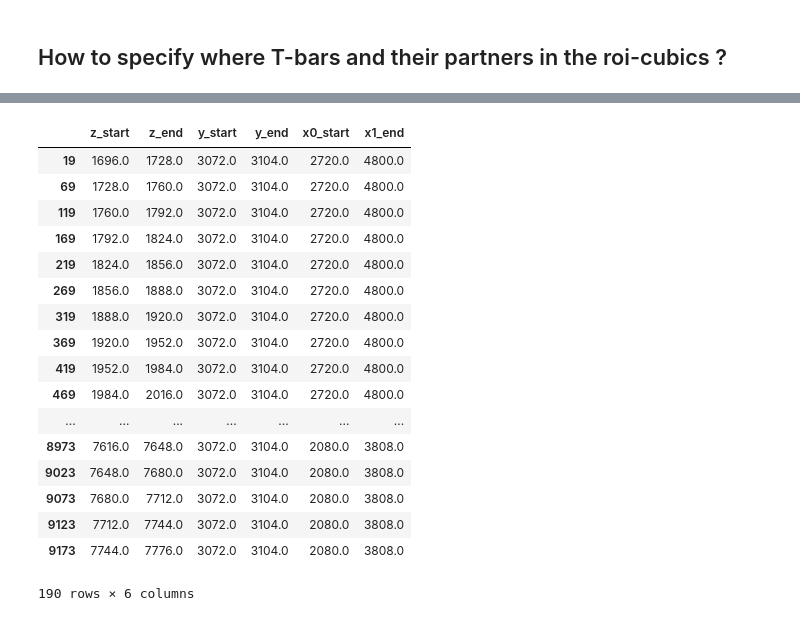
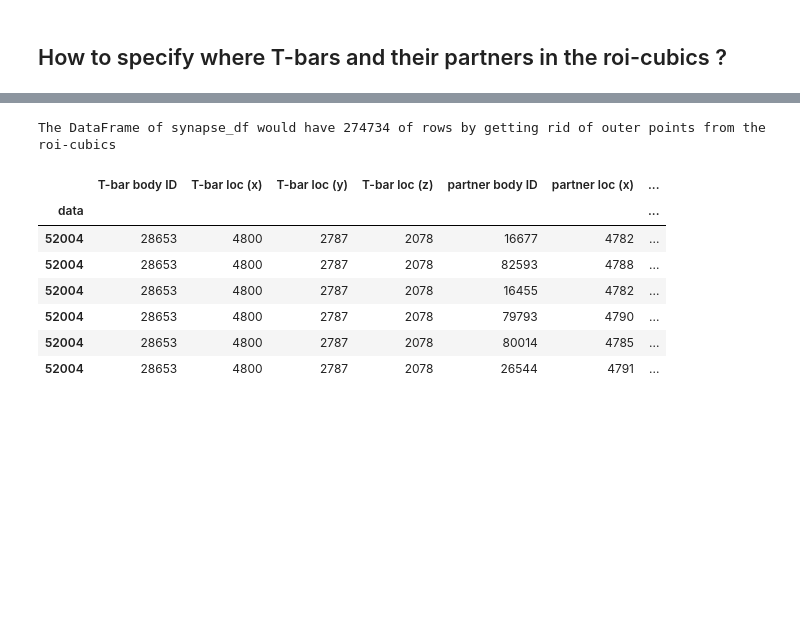
Before and after one commit to haeinkim/fira-capstone-project, a Jupyter notebook: FIB25_EDA.ipynb, the cells around one changed output, grey strips where cells are left out. Cells and saved outputs as stored; diff of their text form; code cells hidden in the pictures; blank space fills up the shorter version.

```diff
--- a/FIB25_EDA.ipynb
+++ b/FIB25_EDA.ipynb
@@ -205,0 +220,7 @@ Tbar.tail(5)
+# %%
+# Merge tbar_df and partner_df via 'outer' join:
+
+synapse_df = tbar_df.merge(partner_df, on='data', how='inner')
+
+print('The DataFrame of synapse_df would have ' + str(len(synapse_df)) + ' of rows')
+synapse_df.tail(5)
@@ -217,21 +248,42 @@ roi.head(5)
-# %%
-roi.where((roi['y_start'] <= 3090) & (roi['y_end'] >= 3090)).dropna()
-# %% [output]
-|  | z_start | z_end | y_start | y_end | x0_start | x1_end |
-| 19 | 1696.0 | 1728.0 | 3072.0 | 3104.0 | 2720.0 | 4800.0 |
-| 69 | 1728.0 | 1760.0 | 3072.0 | 3104.0 | 2720.0 | 4800.0 |
-| 119 | 1760.0 | 1792.0 | 3072.0 | 3104.0 | 2720.0 | 4800.0 |
-| 169 | 1792.0 | 1824.0 | 3072.0 | 3104.0 | 2720.0 | 4800.0 |
-| 219 | 1824.0 | 1856.0 | 3072.0 | 3104.0 | 2720.0 | 4800.0 |
-| 269 | 1856.0 | 1888.0 | 3072.0 | 3104.0 | 2720.0 | 4800.0 |
-| 319 | 1888.0 | 1920.0 | 3072.0 | 3104.0 | 2720.0 | 4800.0 |
-| 369 | 1920.0 | 1952.0 | 3072.0 | 3104.0 | 2720.0 | 4800.0 |
-| 419 | 1952.0 | 1984.0 | 3072.0 | 3104.0 | 2720.0 | 4800.0 |
-| 469 | 1984.0 | 2016.0 | 3072.0 | 3104.0 | 2720.0 | 4800.0 |
-| ... | ... | ... | ... | ... | ... | ... |
-| 8973 | 7616.0 | 7648.0 | 3072.0 | 3104.0 | 2080.0 | 3808.0 |
-| 9023 | 7648.0 | 7680.0 | 3072.0 | 3104.0 | 2080.0 | 3808.0 |
-| 9073 | 7680.0 | 7712.0 | 3072.0 | 3104.0 | 2080.0 | 3808.0 |
-| 9123 | 7712.0 | 7744.0 | 3072.0 | 3104.0 | 2080.0 | 3808.0 |
-| 9173 | 7744.0 | 7776.0 | 3072.0 | 3104.0 | 2080.0 | 3808.0 |
-190 rows × 6 columns
+# %%
+# Specify the min-max values on each axis
+
+z_min = roi_df['z_start'].min()
+z_max = roi_df['z_start'].max() + 32
+y_min = roi_df['y_start'].min()
+y_max = roi_df['y_start'].max() + 32
+x_min = roi_df['x0_start'].min()
+x_max = roi_df['x1_start'].max() +32
+# %%
+# Set index to remove T-bar or their partners are located at the outside of boundary:
+
+synapse_df.set_index(['data'], inplace=True)
+
+# Extract T-bars and their partners place in roi-cubics:
+
+cond_z = ((synapse_df['T-bar loc (z)'] < z_min) |
+          (synapse_df['T-bar loc (z)'] > z_max) |
+          (synapse_df['partner loc (z)'] < z_min) |
+          (synapse_df['partner loc (z)'] > z_max))
+cond_y = ((synapse_df['T-bar loc (y)'] < y_min) |
+          (synapse_df['T-bar loc (y)'] > y_max) |
+          (synapse_df['partner loc (y)'] < y_min) |
+          (synapse_df['partner loc (y)'] > y_max))
+cond_x = ((synapse_df['T-bar loc (x)'] <  x_min) |
+          (synapse_df['T-bar loc (x)'] >  x_max) |
+          (synapse_df['partner loc (x)'] <  x_min) |
+          (synapse_df['partner loc (x)'] > x_max))
+
+synapse_df.drop(synapse_df[cond_z | cond_y | cond_x].index, inplace=True)
+print('The DataFrame of synapse_df would have ' + str(len(synapse_df)) + ' of rows by getting rid of outer points from the roi-cubics')
+synapse_df.tail(6)
+# %% [output]
+The DataFrame of synapse_df would have 274734 of rows by getting rid of outer points from the roi-cubics
+|  | T-bar body ID | T-bar loc (x) | T-bar loc (y) | T-bar loc (z) | partner body ID | partner loc (x) | ... |
+| data |  |  |  |  |  |  | ... |
+| 52004 | 28653 | 4800 | 2787 | 2078 | 16677 | 4782 | ... |
+| 52004 | 28653 | 4800 | 2787 | 2078 | 82593 | 4788 | ... |
+| 52004 | 28653 | 4800 | 2787 | 2078 | 16455 | 4782 | ... |
+| 52004 | 28653 | 4800 | 2787 | 2078 | 79793 | 4790 | ... |
+| 52004 | 28653 | 4800 | 2787 | 2078 | 80014 | 4785 | ... |
+| 52004 | 28653 | 4800 | 2787 | 2078 | 26544 | 4791 | ... |
```
Also changed, not shown: parts of 27 cells of this notebook.
